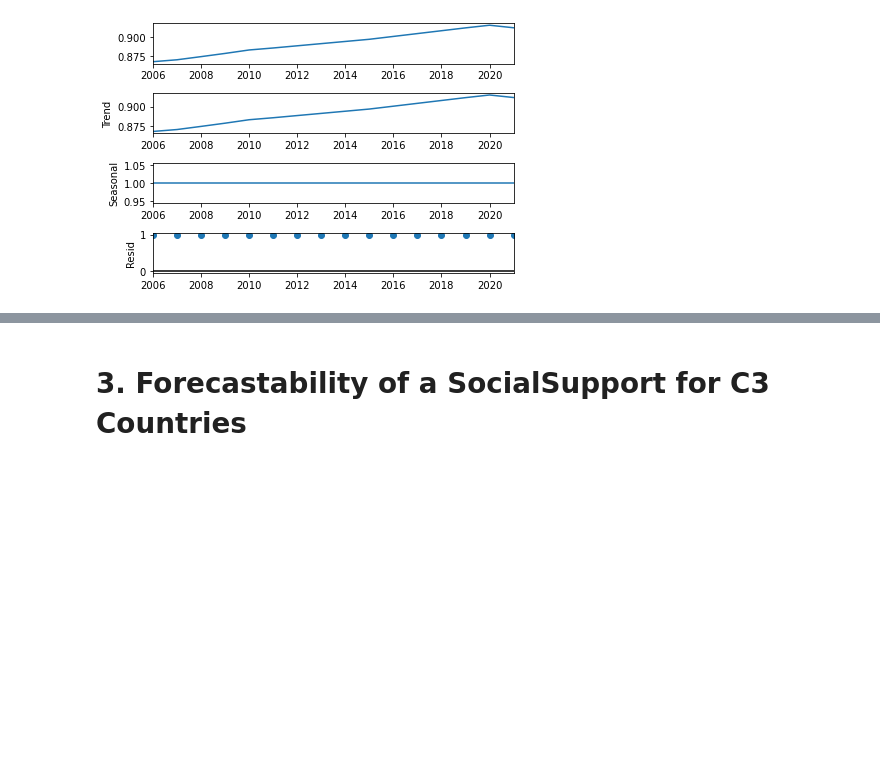
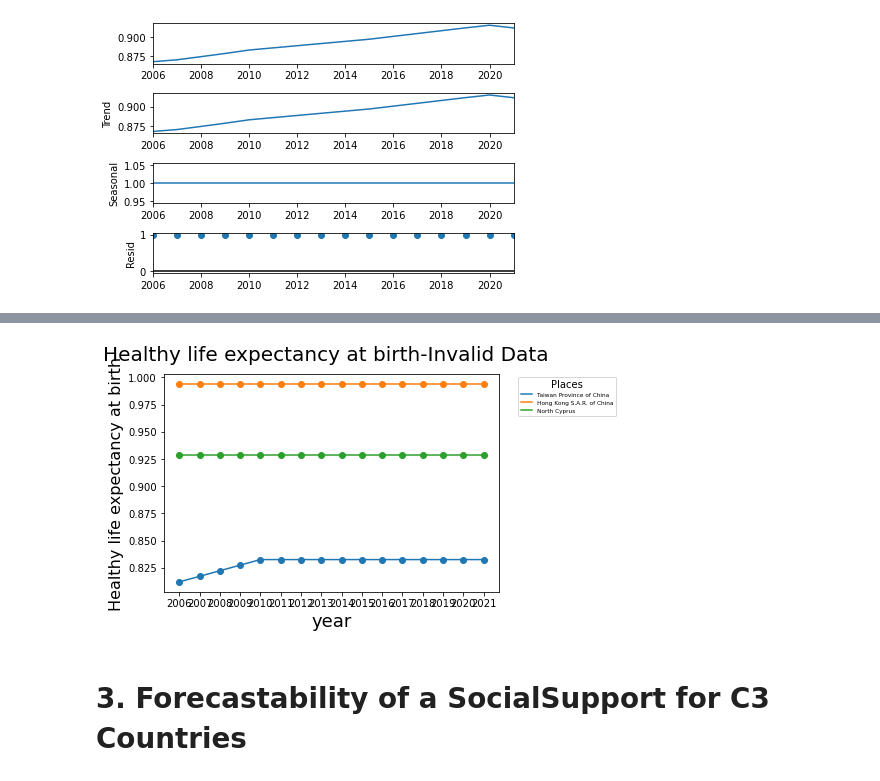
Before and after one commit to winggo12/DataAnalysis-WorldHappinessIndex, a Jupyter notebook: TimeSeriesAnalysis/ARIMA-HealthLifeExpectancy.ipynb, the cells around one changed output, grey strips where cells are left out. Drawn from its saved outputs; the diff is of its cells as text; code cells hidden in the pictures; blank space fills up the shorter version.

```diff
--- a/TimeSeriesAnalysis/ARIMA-HealthLifeExpectancy.ipynb
+++ b/TimeSeriesAnalysis/ARIMA-HealthLifeExpectancy.ipynb
@@ -243,3 +243,37 @@ plt.show()
+# %%
+fig = plt.figure()
+fig.suptitle("Healthy life expectancy at birth-Invalid Data", fontsize=20)
+plt.xlabel("year", fontsize=18)
+plt.ylabel("Healthy life expectancy at birth", fontsize=16)
+
+
+invalid = ['Somalia', 'Maldives', 'Central African Republic', 'Gambia',
+                     'Lesotho', 'North Cyprus', 'Syria', 'Comoros', 'Belize'
+                     , 'Cuba', 'Oman', 'Suriname', 'Djibouti',
+                     'Somaliland region', 'Kosovo', 'Palestinian Territories',
+                     'Burundi', 'Qatar', 'South Sudan', 'Swaziland', 'Bhutan',
+                     'Taiwan Province of China', 'Hong Kong S.A.R. of China',
+                     'Angola', 'Namibia', 'Libya', 'Trinidad and Tobago',
+                     'Sudan', 'Jamaica', 'Guyana']
+
+invalid_countries = list(set(invalid) & set(c3_list))
+
+for country in invalid_countries:
+#     data = df_c3[df_c3['Country name'] == country]['Log GDP per capita']
+    data = df_c3[df_c3['Country name'] == country]['Healthy life expectancy at birth']
+    data.index = np.arange(2006, 2021+1)
+    dis_dict = data.to_dict()
+
+    plt.scatter(range(len(dis_dict)), list(dis_dict.values()))
+    plt.plot(range(len(dis_dict)), list(dis_dict.values()))
+    plt.xticks(range(len(dis_dict)), list(dis_dict.keys()))
+
+fontP = FontProperties()
+fontP.set_size('xx-small')
+plt.legend(invalid_countries, title='Places', bbox_to_anchor=(1.05, 1), loc='upper left', prop=fontP)
+plt.show()
+# %% [output]
+[figure, added]
 # %% [markdown]
 # 3. Forecastability of a SocialSupport for C3 Countries
 # %%
```
Also changed, not shown: parts of 12 cells of this notebook, 7 other files.
